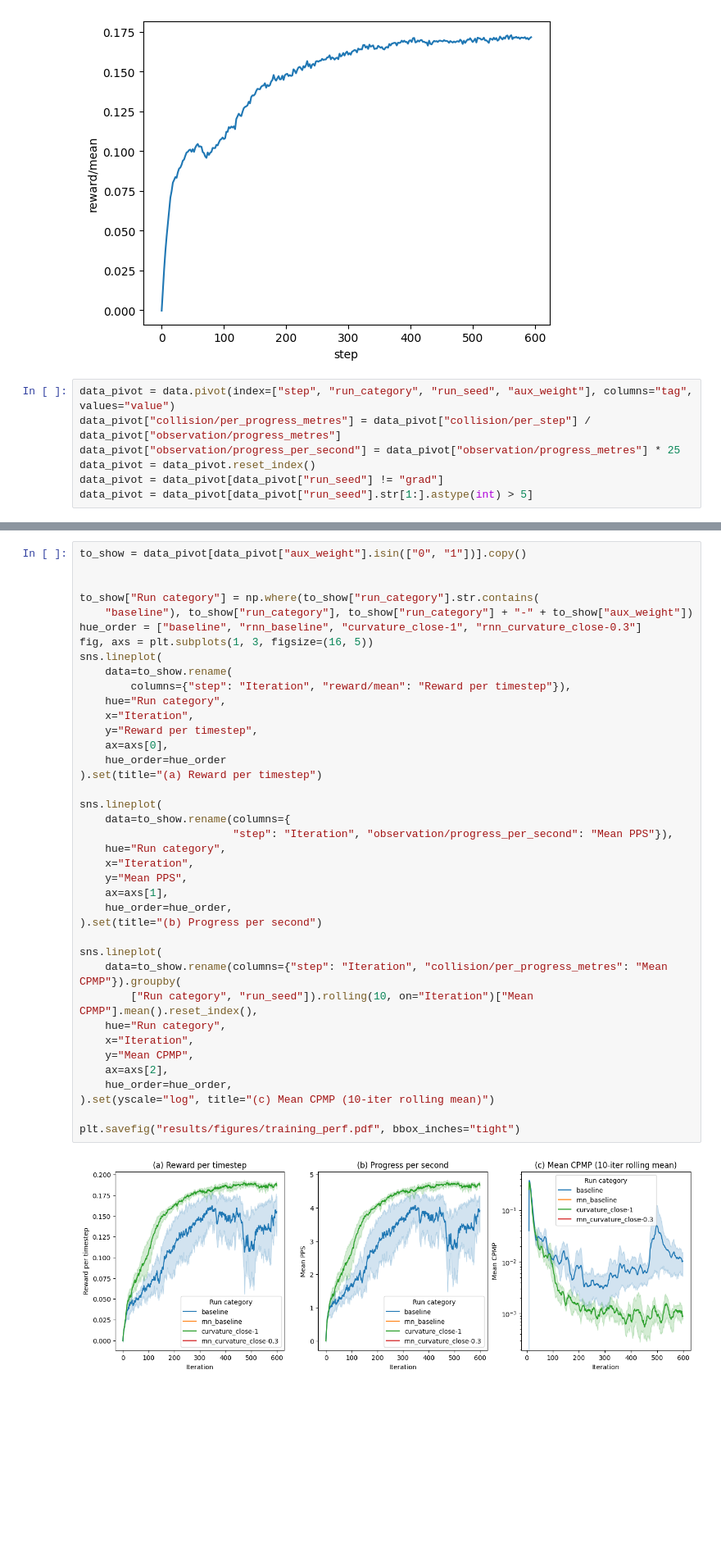
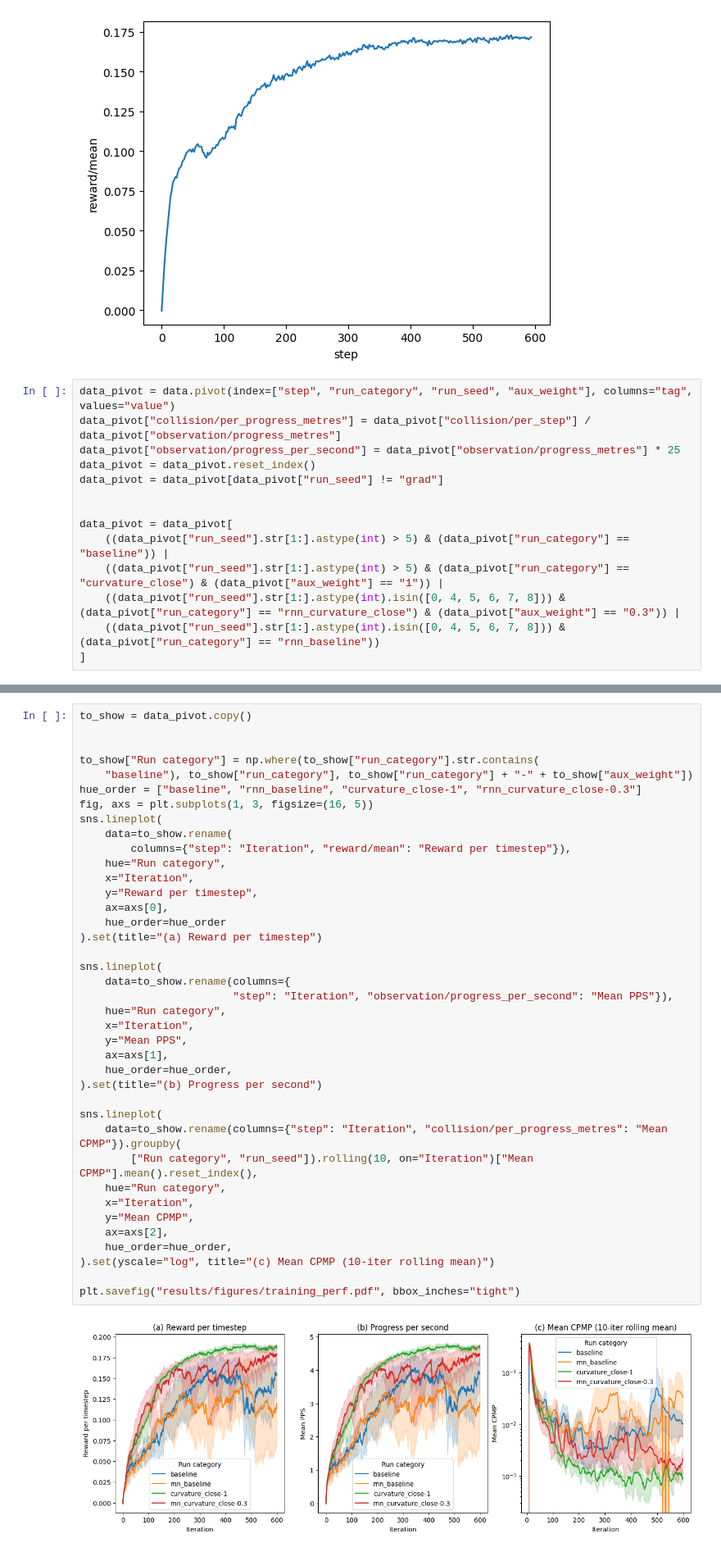
Before and after one commit to jacquesamsel/skripsie, a Jupyter notebook: view_tensorboard.ipynb, the cells around one changed output, grey strips where cells are left out. Shown at 82% size. Drawn from its saved outputs; the diff is of its cells as text; blank space fills up the shorter version.

```diff
--- a/view_tensorboard.ipynb
+++ b/view_tensorboard.ipynb
@@ -583,4 +584,11 @@ data_pivot["collision/per_progress_metres"] = data_pivot["collision/per_step"] /
 data_pivot["observation/progress_per_second"] = data_pivot["observation/progress_metres"] * 25
 data_pivot = data_pivot.reset_index()
 data_pivot = data_pivot[data_pivot["run_seed"] != "grad"]
-data_pivot = data_pivot[data_pivot["run_seed"].str[1:].astype(int) > 5]
+
+
+data_pivot = data_pivot[
+    ((data_pivot["run_seed"].str[1:].astype(int) > 5) & (data_pivot["run_category"] == "baseline")) |
+    ((data_pivot["run_seed"].str[1:].astype(int) > 5) & (data_pivot["run_category"] == "curvature_close") & (data_pivot["aux_weight"] == "1")) |
+    ((data_pivot["run_seed"].str[1:].astype(int).isin([0, 4, 5, 6, 7, 8])) & (data_pivot["run_category"] == "rnn_curvature_close") & (data_pivot["aux_weight"] == "0.3")) |
+    ((data_pivot["run_seed"].str[1:].astype(int).isin([0, 4, 5, 6, 7, 8])) & (data_pivot["run_category"] == "rnn_baseline"))
+]
@@ -587,5 +604,5 @@ data_pivot = data_pivot[data_pivot["run_seed"].str[1:].astype(int) > 5]
 # %%
-to_show = data_pivot[data_pivot["aux_weight"].isin(["0", "1"])].copy()
+to_show = data_pivot.copy()
 
 
 to_show["Run category"] = np.where(to_show["run_category"].str.contains(
@@ -597,34 +614,34 @@ sns.lineplot(
         columns={"step": "Iteration", "reward/mean": "Reward per timestep"}),
     hue="Run category",
     x="Iteration",
     y="Reward per timestep",
     ax=axs[0],
     hue_order=hue_order
 ).set(title="(a) Reward per timestep")
 
 sns.lineplot(
     data=to_show.rename(columns={
                         "step": "Iteration", "observation/progress_per_second": "Mean PPS"}),
     hue="Run category",
     x="Iteration",
     y="Mean PPS",
     ax=axs[1],
     hue_order=hue_order,
 ).set(title="(b) Progress per second")
 
 sns.lineplot(
     data=to_show.rename(columns={"step": "Iteration", "collision/per_progress_metres": "Mean CPMP"}).groupby(
         ["Run category", "run_seed"]).rolling(10, on="Iteration")["Mean CPMP"].mean().reset_index(),
     hue="Run category",
     x="Iteration",
     y="Mean CPMP",
     ax=axs[2],
     hue_order=hue_order,
 ).set(yscale="log", title="(c) Mean CPMP (10-iter rolling mean)")
 
 plt.savefig("results/figures/training_perf.pdf", bbox_inches="tight")
 # %% [output]
-[figure, old version]
+[figure, new version]
 # %%
 auc_df = (
     data_pivot.sort_values("step")
```
Also changed, not shown: parts of 9 cells of this notebook, 9 other files.
